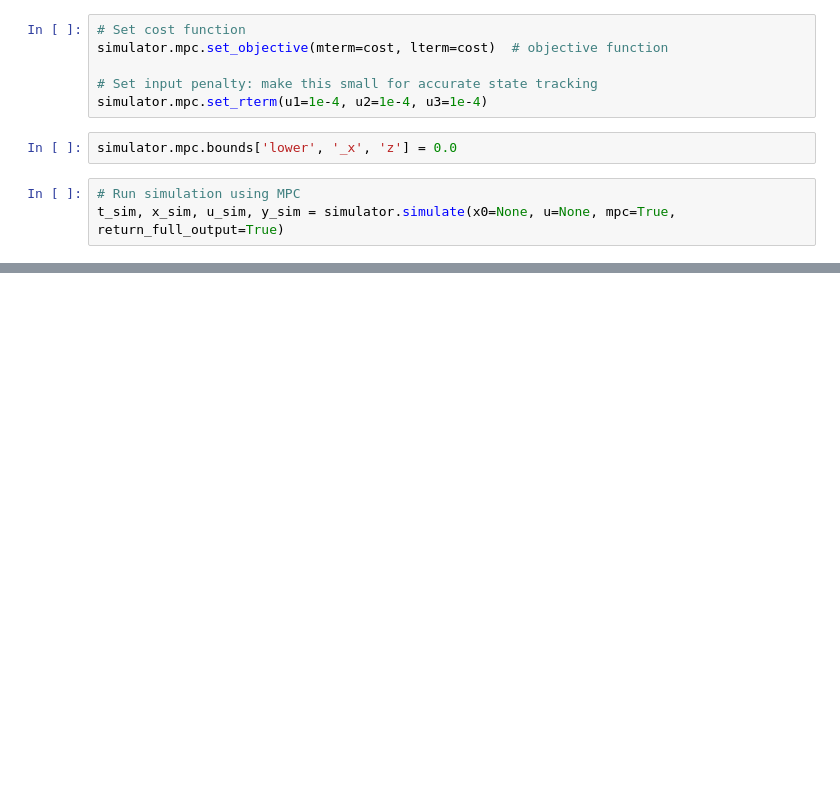
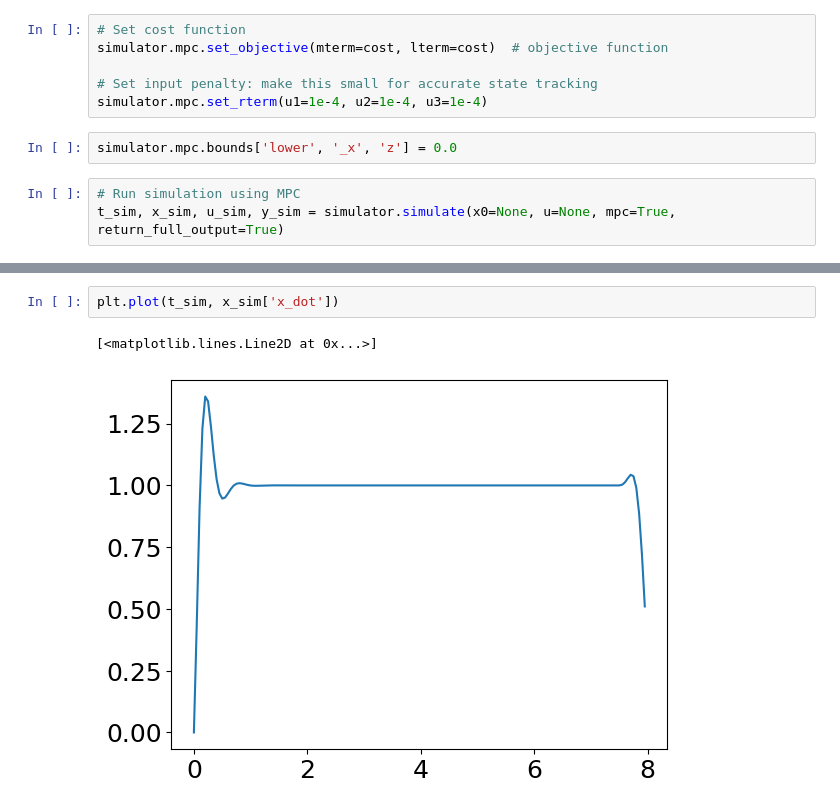
Before and after one commit to tylerjohnbecker/Nonlinear_and_Data_Driven_Estimation, a Jupyter notebook: BouncingBall.ipynb, the cells around one changed output, grey strips where cells are left out. Drawn from its saved outputs; the diff is of its cells as text; blank space fills up the shorter version.

```diff
--- a/BouncingBall.ipynb
+++ b/BouncingBall.ipynb
@@ -385,0 +390,5 @@ t_sim, x_sim, u_sim, y_sim = simulator.simulate(x0=None, u=None, mpc=True, retur
+# %%
+plt.plot(t_sim, x_sim['x_dot'])
+# %% [output]
+[<matplotlib.lines.Line2D at 0x...>]
+[figure, added]
```
Also changed, not shown: parts of 14 cells of this notebook.
